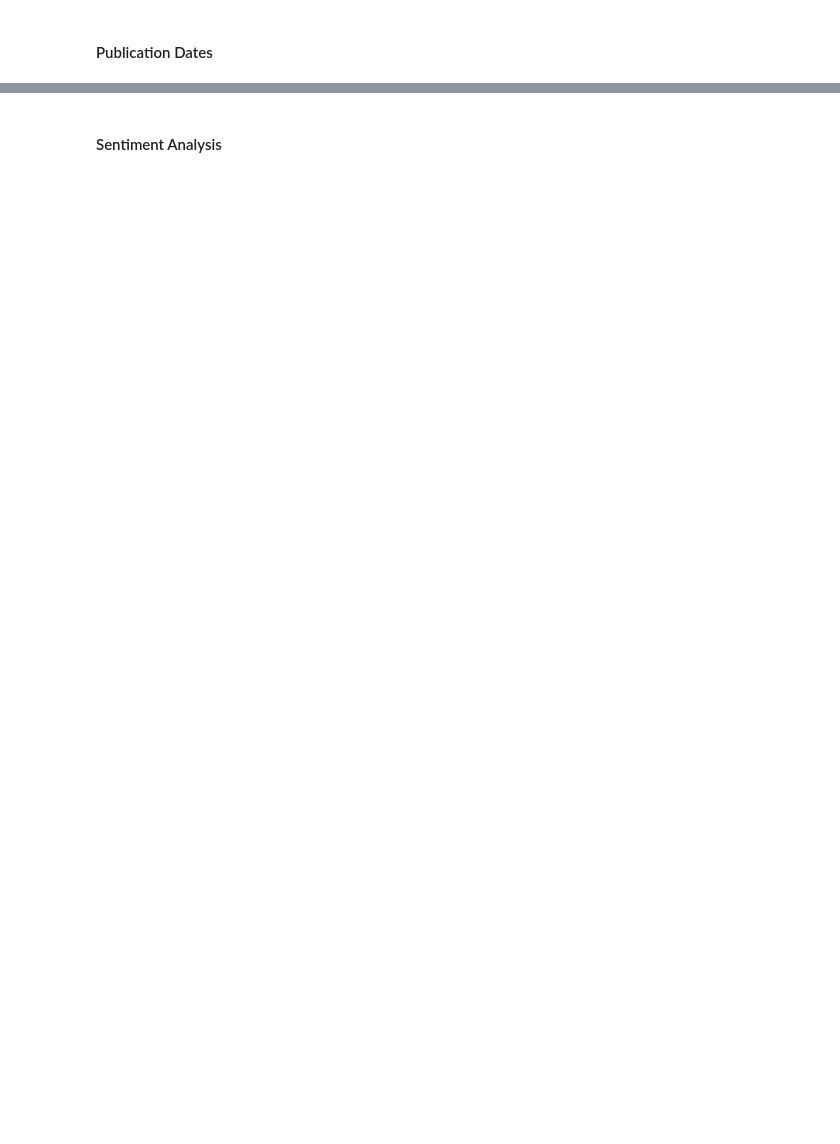
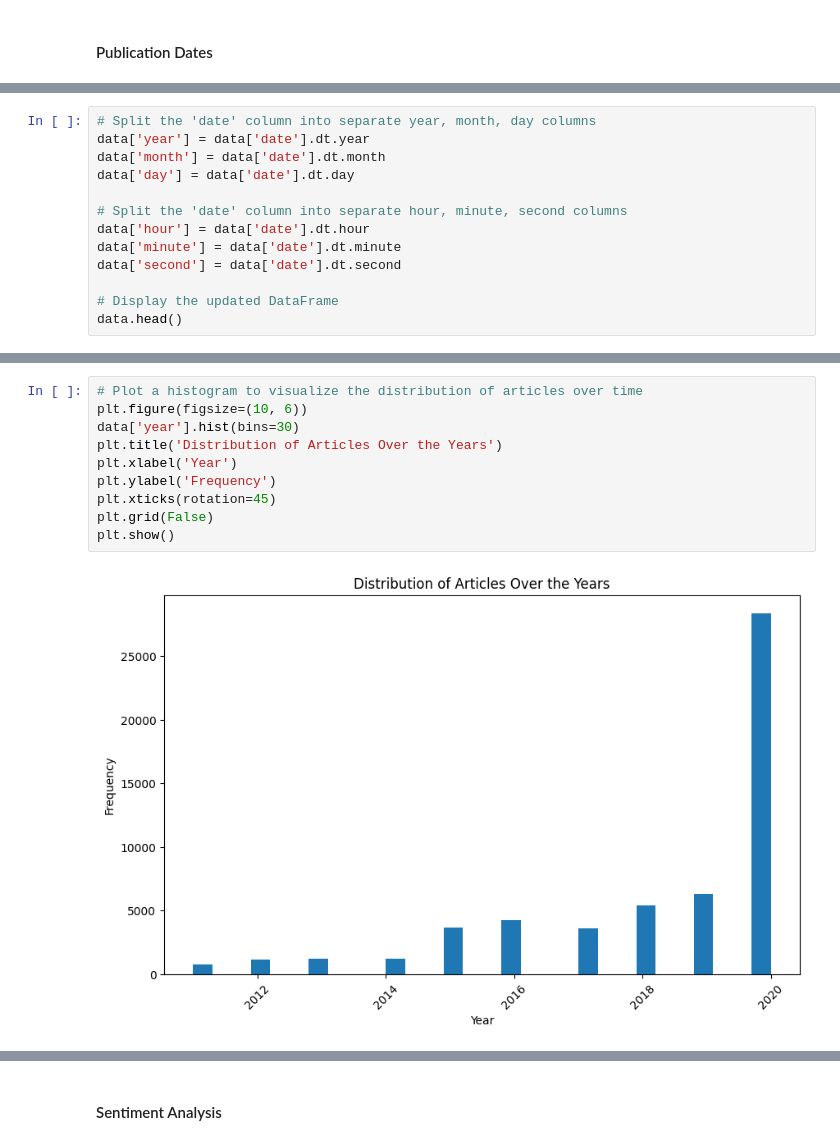
Before and after one commit to tedoaba/KAIM-W1, a Jupyter notebook: kaim-week1-task-1.ipynb, the cells around one changed output, grey strips where cells are left out. Cells and saved outputs as stored; diff of their text form; blank space fills up the shorter version.

```diff
--- a/kaim-week1-task-1.ipynb
+++ b/kaim-week1-task-1.ipynb
@@ -222,0 +226,13 @@ ValueError: time data "2020-05-22 00:00:00" doesn't match format "%Y-%m-%d %H:%M
+# %%
+# Split the 'date' column into separate year, month, day columns
+data['year'] = data['date'].dt.year
+data['month'] = data['date'].dt.month
+data['day'] = data['date'].dt.day
+
+# Split the 'date' column into separate hour, minute, second columns
+data['hour'] = data['date'].dt.hour
+data['minute'] = data['date'].dt.minute
+data['second'] = data['date'].dt.second
+
+# Display the updated DataFrame
+data.head()
@@ -222,0 +246,12 @@ ValueError: time data "2020-05-22 00:00:00" doesn't match format "%Y-%m-%d %H:%M
+# %%
+# Plot a histogram to visualize the distribution of articles over time
+plt.figure(figsize=(10, 6))
+data['year'].hist(bins=30)
+plt.title('Distribution of Articles Over the Years')
+plt.xlabel('Year')
+plt.ylabel('Frequency')
+plt.xticks(rotation=45)
+plt.grid(False)
+plt.show()
+# %% [output]
+[figure, added]
```
Also changed, not shown: parts of 32 cells of this notebook.
